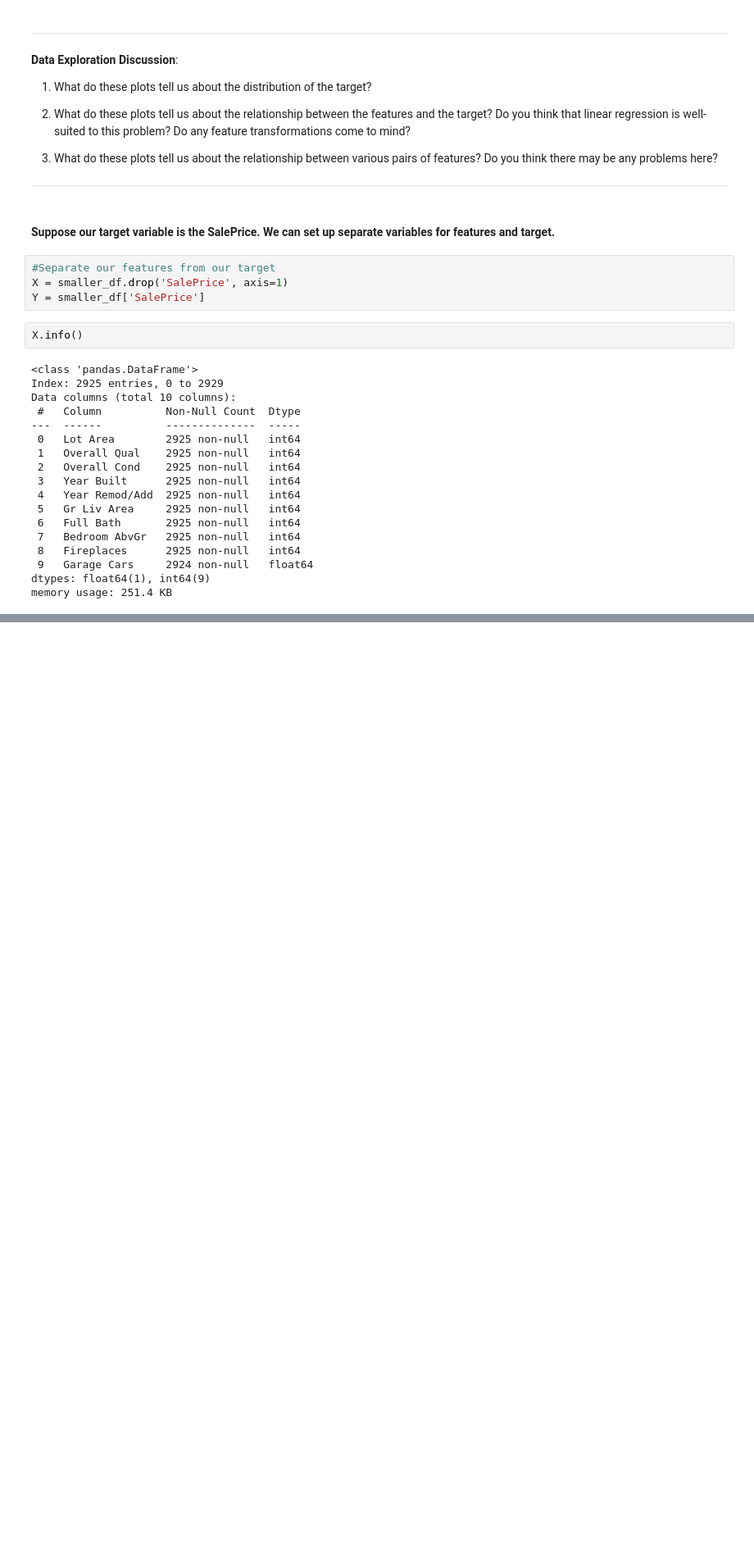
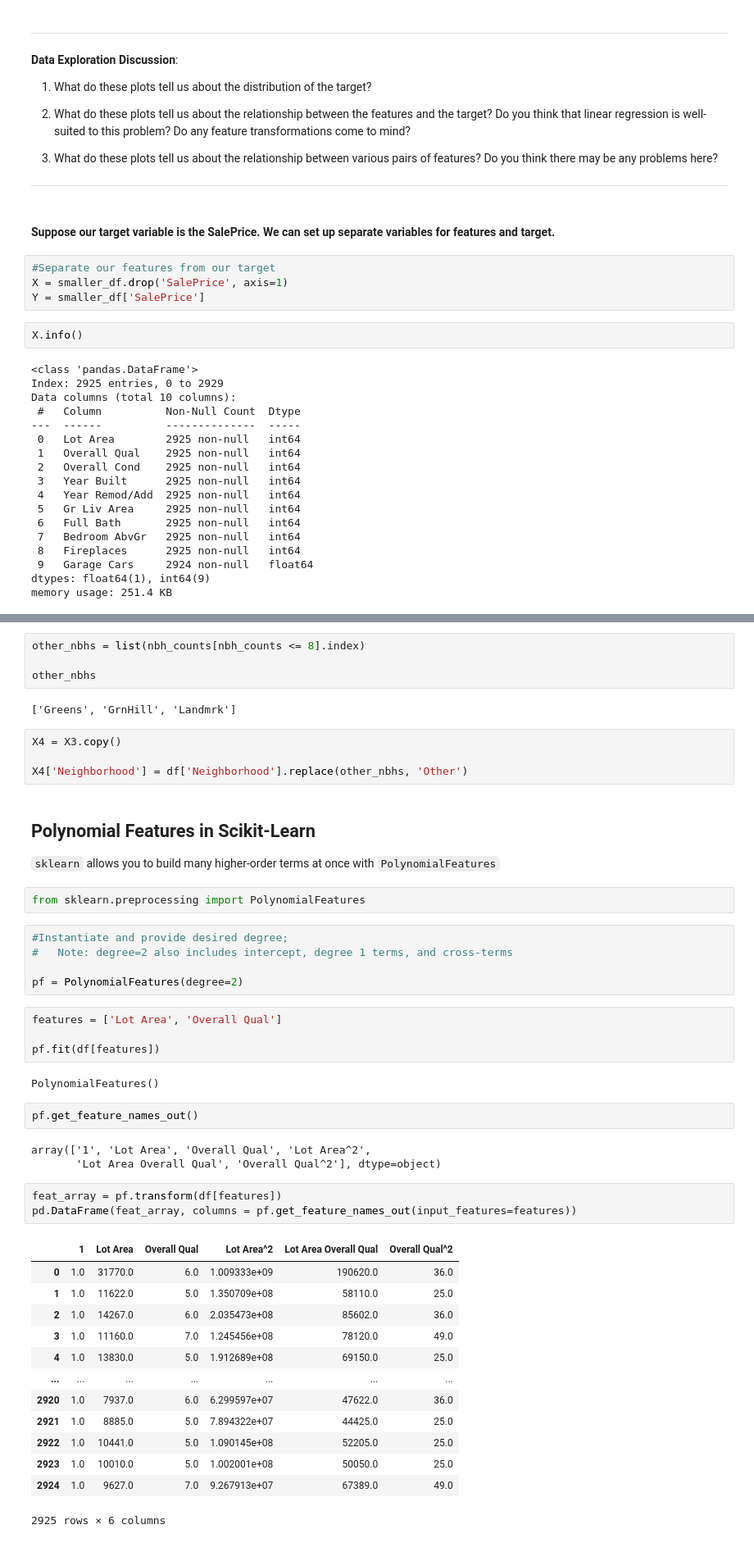
Before and after one commit to JenovicKabongo/IBM-Machine-Learning-Certificate, a Jupyter notebook: Exploratory-Data-Analysis-for-Machine-Learning/EDA_and_feature_engineering/Demo_Lab_Feature_Engineering.ipynb, the cells around one changed output, grey strips where cells are left out. Shown at 82% size. Saved outputs shown, nothing was run; the diff lists cells and outputs as text; blank space fills up the shorter version.

```diff
--- a/Exploratory-Data-Analysis-for-Machine-Learning/EDA_and_feature_engineering/Demo_Lab_Feature_Engineering.ipynb
+++ b/Exploratory-Data-Analysis-for-Machine-Learning/EDA_and_feature_engineering/Demo_Lab_Feature_Engineering.ipynb
@@ -266,0 +355,49 @@ memory usage: 251.4 KB
+# %%
+other_nbhs = list(nbh_counts[nbh_counts <= 8].index)
+
+other_nbhs
+# %% [output]
+['Greens', 'GrnHill', 'Landmrk']
+# %%
+X4 = X3.copy()
+
+X4['Neighborhood'] = df['Neighborhood'].replace(other_nbhs, 'Other')
+# %% [markdown]
+## Polynomial Features in Scikit-Learn
+
+`sklearn` allows you to build many higher-order terms at once with `PolynomialFeatures`
+# %%
+from sklearn.preprocessing import PolynomialFeatures
+# %%
+#Instantiate and provide desired degree;
+#   Note: degree=2 also includes intercept, degree 1 terms, and cross-terms
+
+pf = PolynomialFeatures(degree=2)
+# %%
+features = ['Lot Area', 'Overall Qual']
+
+pf.fit(df[features])
+# %% [output]
+PolynomialFeatures()
+# %%
+pf.get_feature_names_out()
+# %% [output]
+array(['1', 'Lot Area', 'Overall Qual', 'Lot Area^2',
+       'Lot Area Overall Qual', 'Overall Qual^2'], dtype=object)
+# %%
+feat_array = pf.transform(df[features])
+pd.DataFrame(feat_array, columns = pf.get_feature_names_out(input_features=features))
+# %% [output]
+|  | 1 | Lot Area | Overall Qual | Lot Area^2 | Lot Area Overall Qual | Overall Qual^2 |
+| 0 | 1.0 | 31770.0 | 6.0 | 1.009333e+09 | 190620.0 | 36.0 |
+| 1 | 1.0 | 11622.0 | 5.0 | 1.350709e+08 | 58110.0 | 25.0 |
+| 2 | 1.0 | 14267.0 | 6.0 | 2.035473e+08 | 85602.0 | 36.0 |
+| 3 | 1.0 | 11160.0 | 7.0 | 1.245456e+08 | 78120.0 | 49.0 |
+| 4 | 1.0 | 13830.0 | 5.0 | 1.912689e+08 | 69150.0 | 25.0 |
+| ... | ... | ... | ... | ... | ... | ... |
+| 2920 | 1.0 | 7937.0 | 6.0 | 6.299597e+07 | 47622.0 | 36.0 |
+| 2921 | 1.0 | 8885.0 | 5.0 | 7.894322e+07 | 44425.0 | 25.0 |
+| 2922 | 1.0 | 10441.0 | 5.0 | 1.090145e+08 | 52205.0 | 25.0 |
+| 2923 | 1.0 | 10010.0 | 5.0 | 1.002001e+08 | 50050.0 | 25.0 |
+| 2924 | 1.0 | 9627.0 | 7.0 | 9.267913e+07 | 67389.0 | 49.0 |
+2925 rows × 6 columns
```
Also changed, not shown: parts of 11 cells of this notebook.
